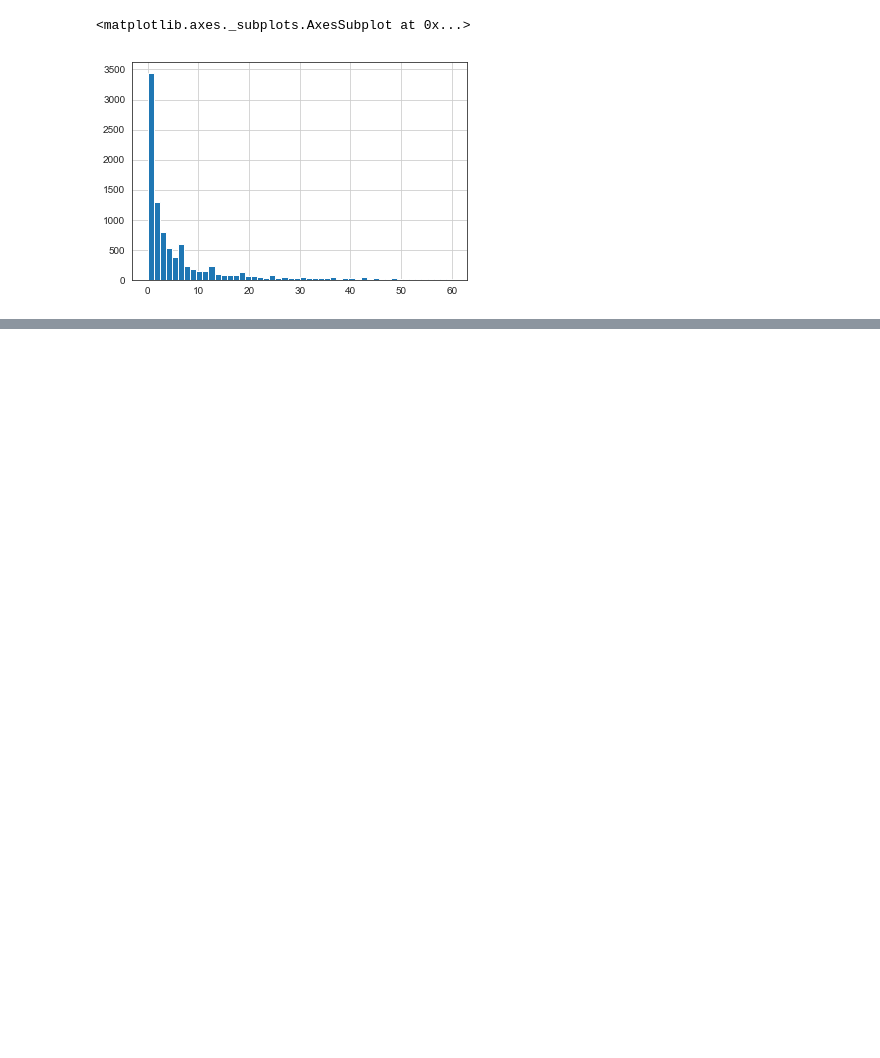
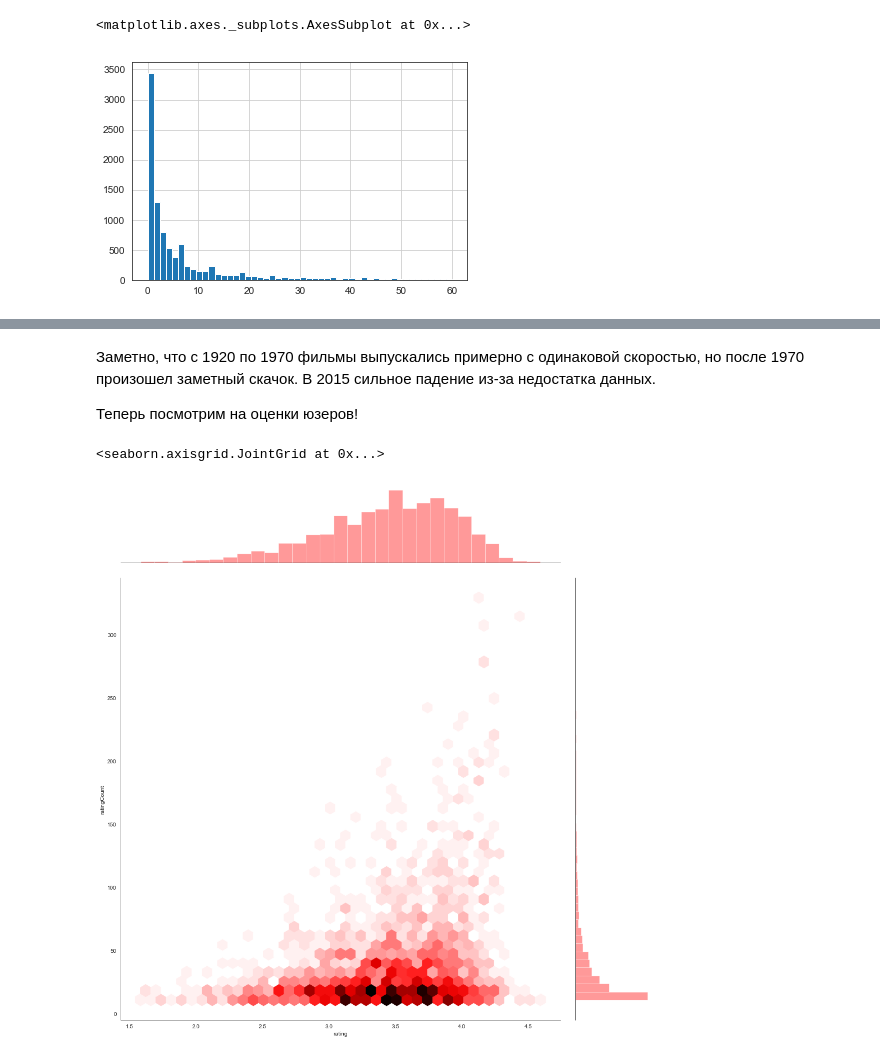
Before and after one commit to MedalKa/lab2, a Jupyter notebook: Lab_2. Recommender systems.ipynb, the cells around one changed output, grey strips where cells are left out. Cells and saved outputs as stored; diff of their text form; code cells hidden in the pictures; blank space fills up the shorter version.

```diff
--- a/Lab_2. Recommender systems.ipynb
+++ b/Lab_2. Recommender systems.ipynb
@@ -221,0 +251,9 @@ Name: movieId, dtype: int64
+# %% [markdown]
+Заметно, что с 1920 по 1970 фильмы выпускались примерно с одинаковой скоростью, но после 1970 произошел заметный скачок. В 2015 сильное падение из-за недостатка данных.
+
+Теперь посмотрим на оценки юзеров!
+# %%
+sns.jointplot(x='rating',y='ratingCount', data=movies[movies["ratingCount"]>10], height=14, color='red', kind="hex")
+# %% [output]
+<seaborn.axisgrid.JointGrid at 0x...>
+[figure, added]
```
Also changed, not shown: parts of 23 cells of this notebook.
